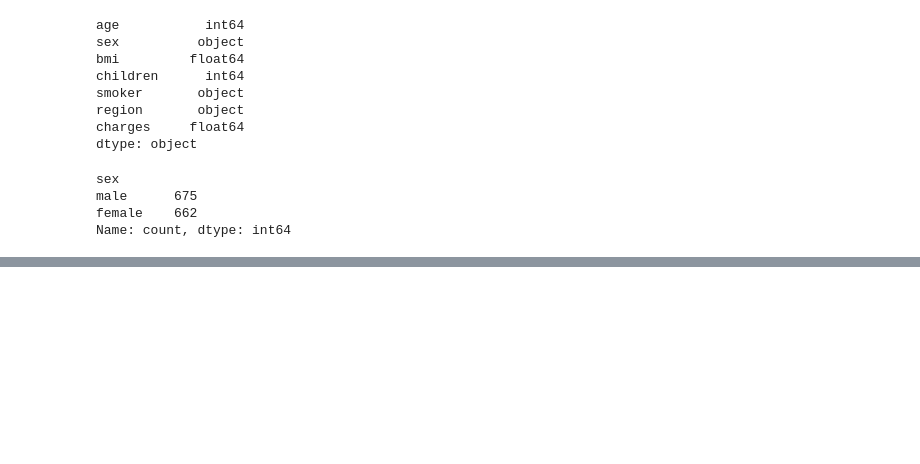
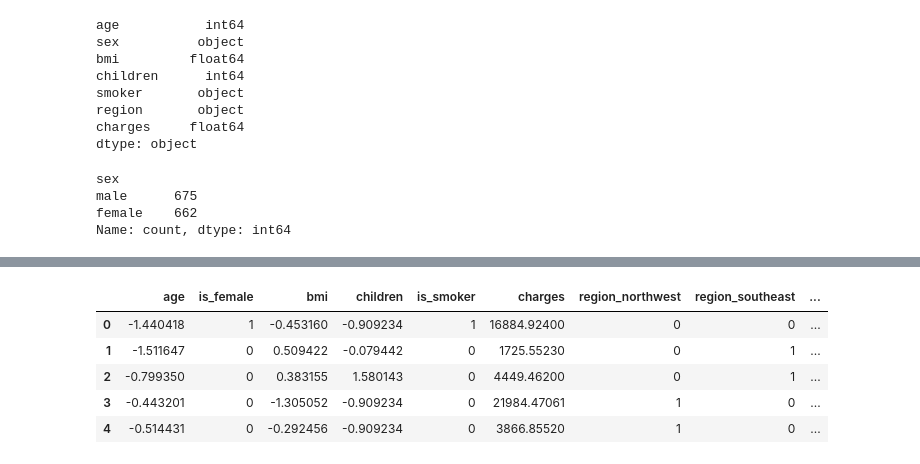
Before and after one commit to khushishahs02/exploratory-data-analysis, a Jupyter notebook: insurance/insurance.ipynb, the cells around one changed output, grey strips where cells are left out. Saved outputs shown, nothing was run; the diff lists cells and outputs as text; code cells hidden in the pictures; blank space fills up the shorter version.

```diff
--- a/insurance/insurance.ipynb
+++ b/insurance/insurance.ipynb
@@ -272,0 +365,13 @@ data_cleaned.head()
+# %%
+from sklearn.preprocessing import StandardScaler
+cols = ['bmi','children','age']
+scaler = StandardScaler()
+data_cleaned[cols] = scaler.fit_transform(data_cleaned[cols])
+data_cleaned.head()
+# %% [output]
+|  | age | is_female | bmi | children | is_smoker | charges | region_northwest | region_southeast | ... |
+| 0 | -1.440418 | 1 | -0.453160 | -0.909234 | 1 | 16884.92400 | 0 | 0 | ... |
+| 1 | -1.511647 | 0 | 0.509422 | -0.079442 | 0 | 1725.55230 | 0 | 1 | ... |
+| 2 | -0.799350 | 0 | 0.383155 | 1.580143 | 0 | 4449.46200 | 0 | 1 | ... |
+| 3 | -0.443201 | 0 | -1.305052 | -0.909234 | 0 | 21984.47061 | 1 | 0 | ... |
+| 4 | -0.514431 | 0 | -0.292456 | -0.909234 | 0 | 3866.85520 | 1 | 0 | ... |
```
Also changed, not shown: parts of 17 cells of this notebook.
